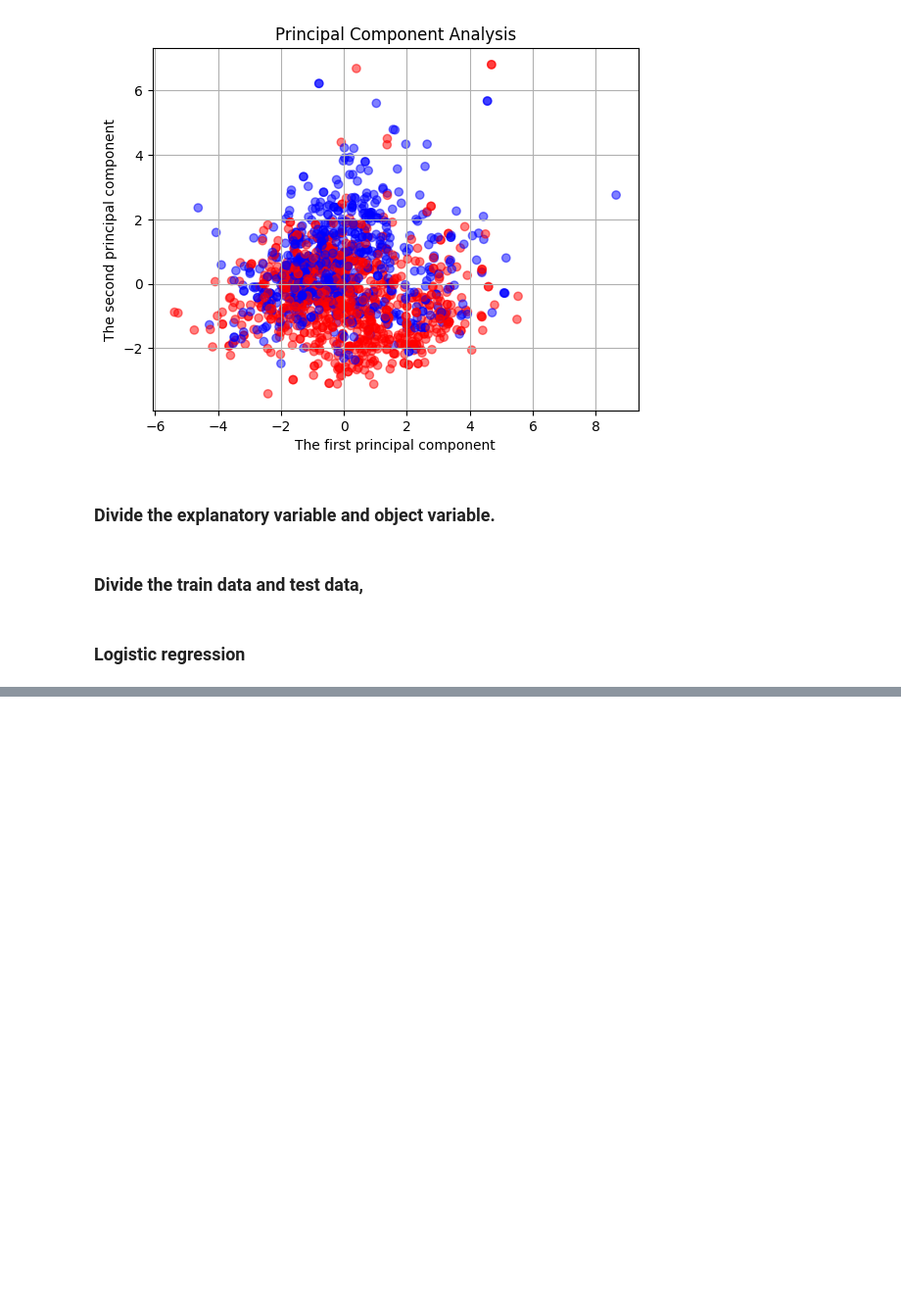
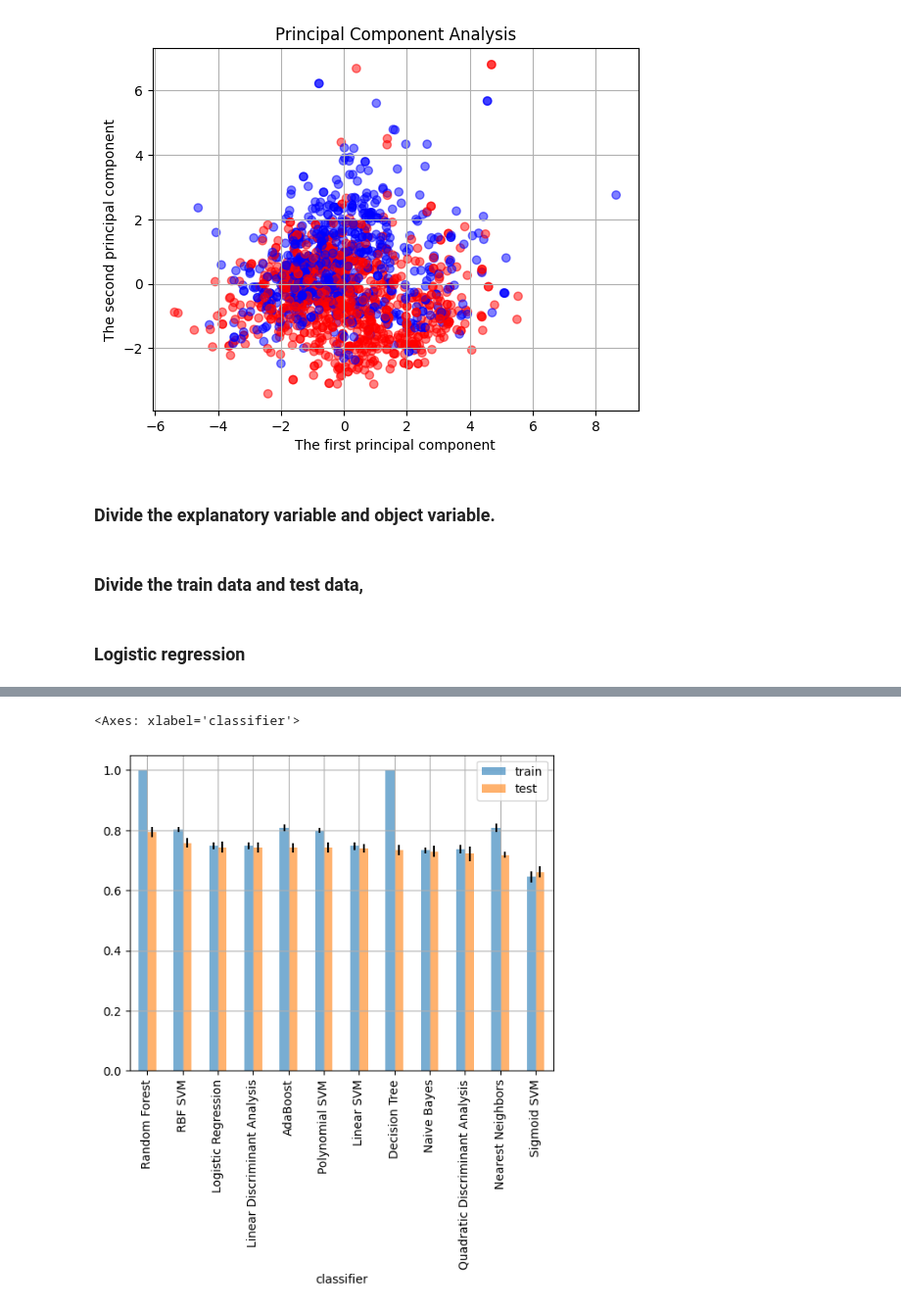
Before and after one commit to mae-commits/Statistics_study, a Jupyter notebook: Binary_classification.ipynb, the cells around one changed output, grey strips where cells are left out. Shown at 98% size. Saved outputs shown, nothing was run; the diff lists cells and outputs as text; code cells hidden in the pictures; blank space fills up the shorter version.

```diff
--- a/Binary_classification.ipynb
+++ b/Binary_classification.ipynb
@@ -181,0 +239,20 @@ pd.DataFrame(confusion_matrix(y_predict, y_test), index=['predicted 0', 'predict
+# %%
+# Calculate the rate of correct answer when the creation of data is occurred several times.
+
+result = []
+
+# Repeat 20 times
+for trial in range(20):
+    X_train, X_test, y_train, y_test = train_test_split(X, y, test_size=.4)
+    for name, clf in zip(names, classifiers):
+        clf.fit(X_train, y_train)
+        score1 = clf.score(X_train, y_train)
+        score2 = clf.score(X_test, y_test)
+        result.append([name, score1, score2])
+
+# Show results.
+df_result = pd.DataFrame(result, columns=['classifier', 'train', 'test'])
+# %%
+# Calculate the mean of the rate og correct answer for each classifier by grouping, then sort the rate of correct answer for test data.
+df_result_mean = df_result.groupby('classifier').mean().sort_values('test', ascending=False)
+df_result_mean
@@ -181,0 +274,4 @@ pd.DataFrame(confusion_matrix(y_predict, y_test), index=['predicted 0', 'predict
+# %%
+# For displaying the error bars, calculate the standard deviations.
+errors = df_result.groupby('classifier').std()
+errors
@@ -181,0 +293,6 @@ pd.DataFrame(confusion_matrix(y_predict, y_test), index=['predicted 0', 'predict
+# %%
+# Draw the bar graphs with the mean and the standar deviations.
+df_result_mean.plot(kind='bar', alpha=0.6, grid=True, yerr=errors)
+# %% [output]
+<Axes: xlabel='classifier'>
+[figure, added]
```
Also changed, not shown: parts of 10 cells of this notebook.
